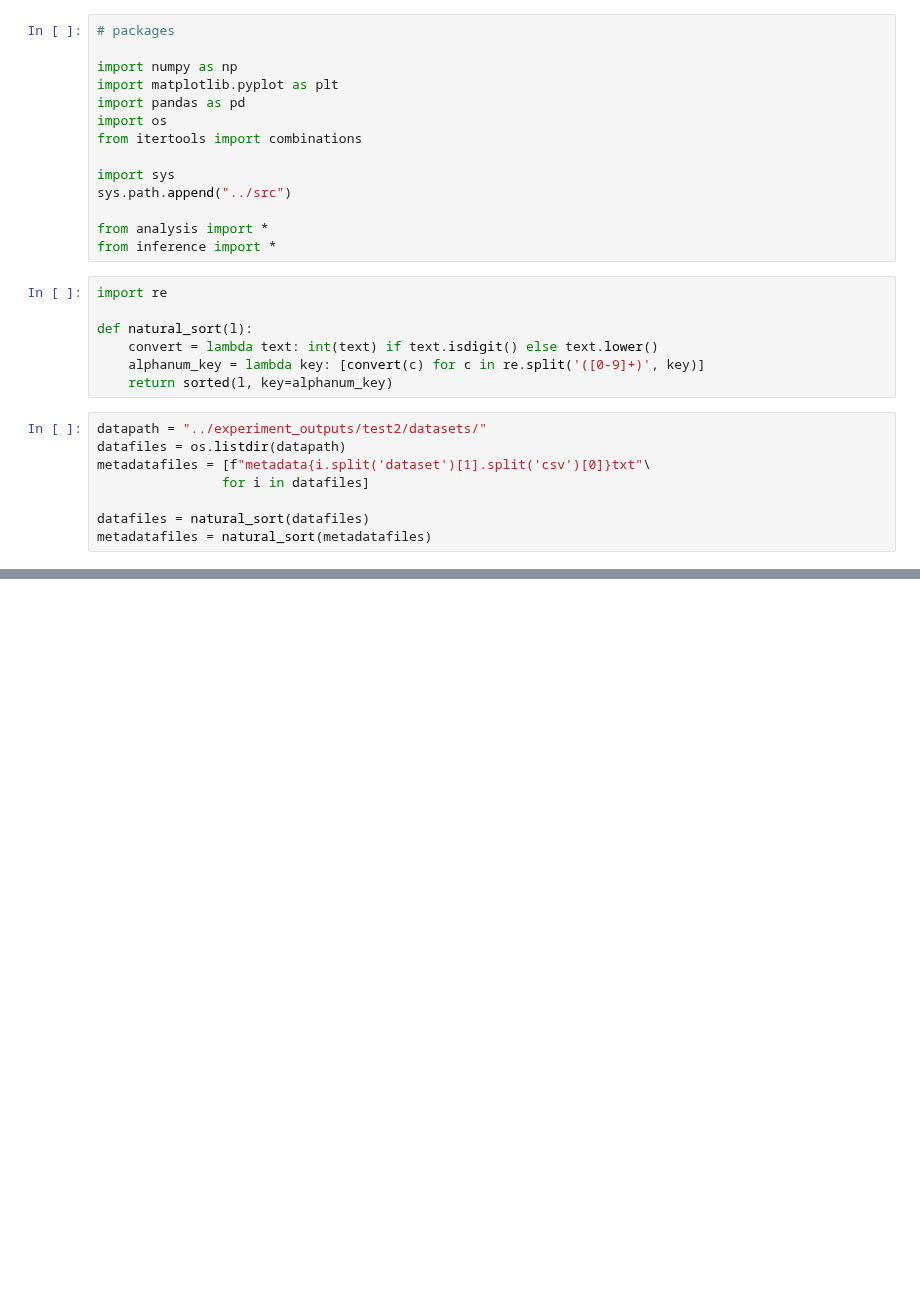
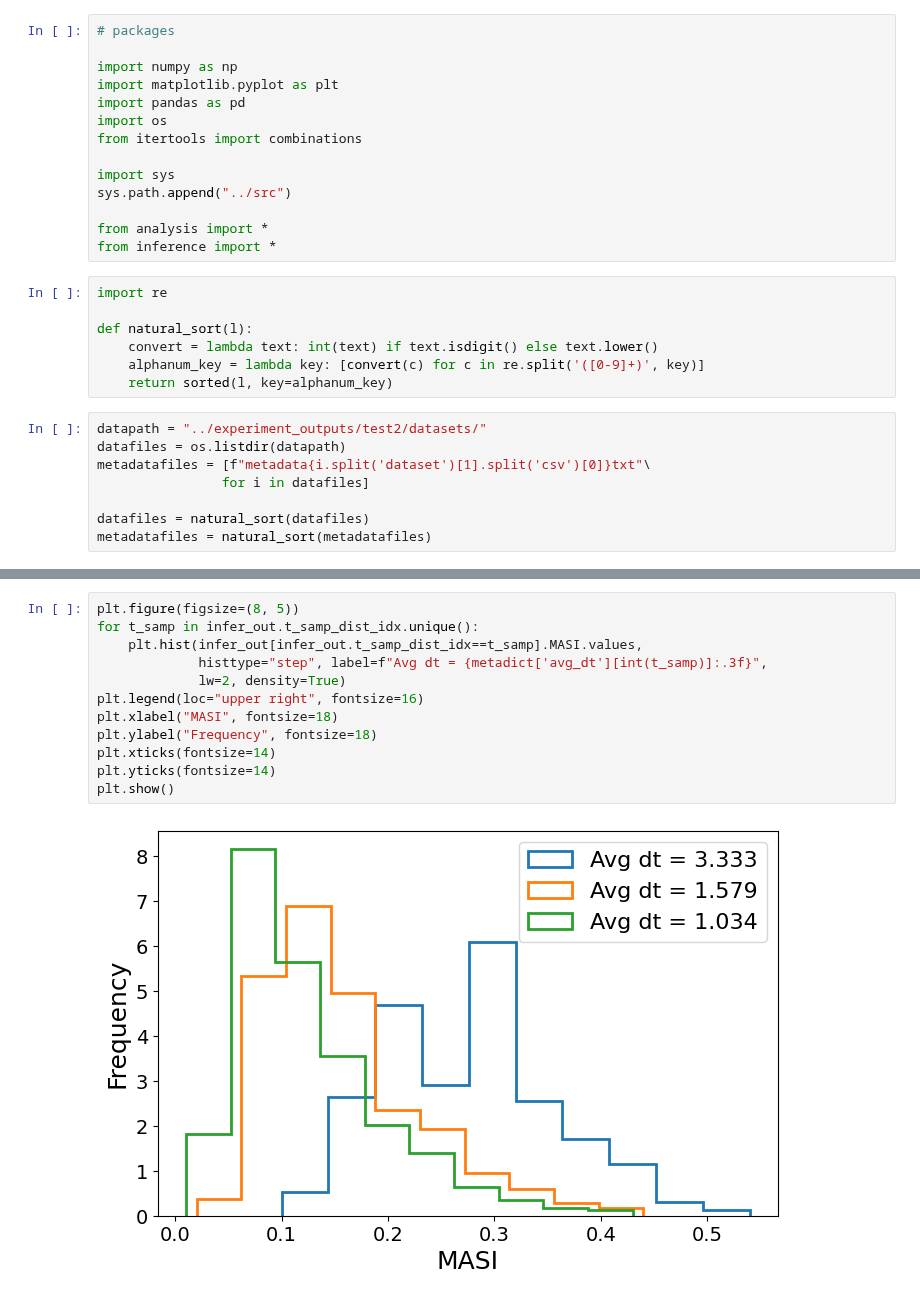
Before and after one commit to joaovaleriano/gLV_OED, a Jupyter notebook: notebooks/analysis.ipynb, the cells around one changed output, grey strips where cells are left out. Drawn from its saved outputs; the diff is of its cells as text; blank space fills up the shorter version.

```diff
--- a/notebooks/analysis.ipynb
+++ b/notebooks/analysis.ipynb
@@ -213,0 +193,14 @@ for t_samp in df.t_samp_dist_idx.unique():
+# %%
+plt.figure(figsize=(8, 5))
+for t_samp in infer_out.t_samp_dist_idx.unique():
+    plt.hist(infer_out[infer_out.t_samp_dist_idx==t_samp].MASI.values,
+             histtype="step", label=f"Avg dt = {metadict['avg_dt'][int(t_samp)]:.3f}",
+             lw=2, density=True)
+plt.legend(loc="upper right", fontsize=16)
+plt.xlabel("MASI", fontsize=18)
+plt.ylabel("Frequency", fontsize=18)
+plt.xticks(fontsize=14)
+plt.yticks(fontsize=14)
+plt.show()
+# %% [output]
+[figure, added]
```
Also changed, not shown: parts of 22 cells of this notebook, 2 other files.
